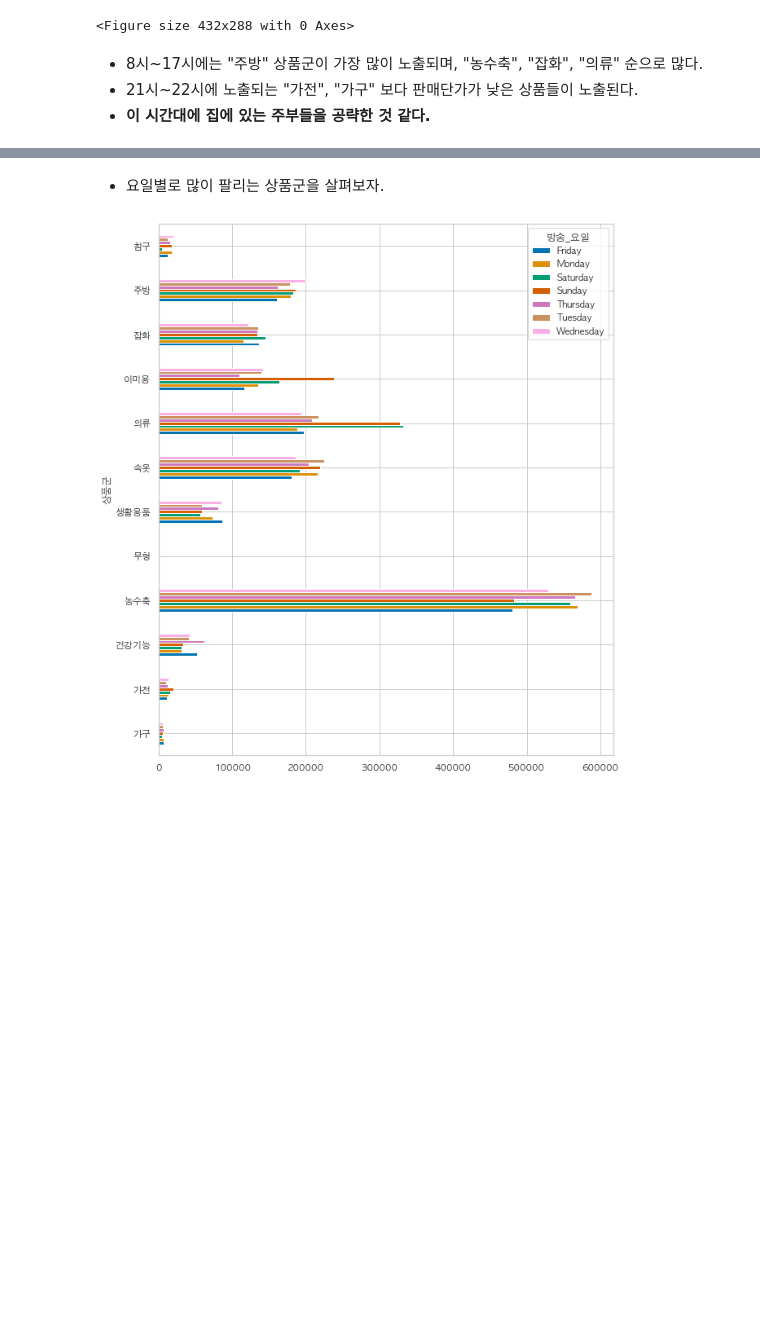
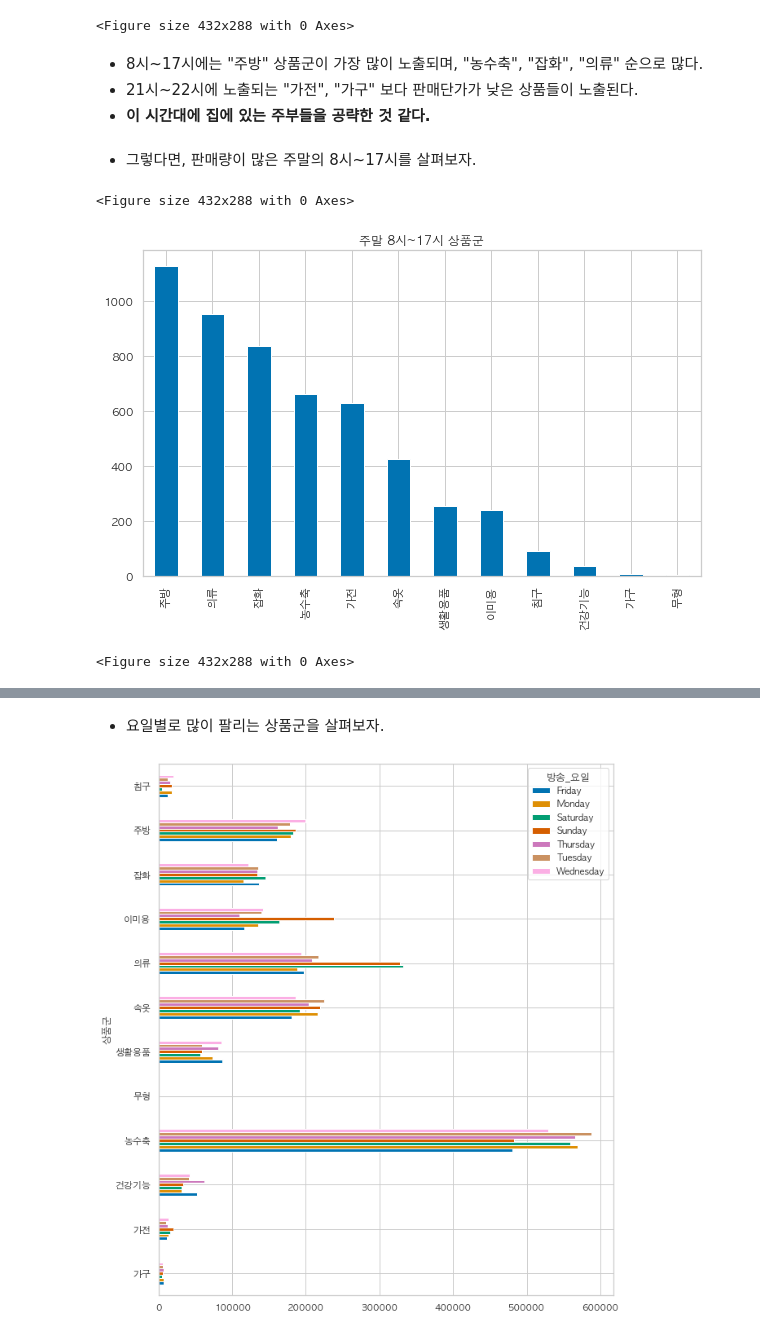
Before and after one commit to HongyeobKim/Project, a Jupyter notebook: NS-Shop/Data-Preparation-and-Exploration.ipynb, the cells around one changed output, grey strips where cells are left out. Drawn from its saved outputs; the diff is of its cells as text; code cells hidden in the pictures; blank space fills up the shorter version.

```diff
--- a/NS-Shop/Data-Preparation-and-Exploration.ipynb
+++ b/NS-Shop/Data-Preparation-and-Exploration.ipynb
@@ -451,3 +451,13 @@ plt.figure()
 - 8시~17시에는 "주방" 상품군이 가장 많이 노출되며, "농수축", "잡화", "의류" 순으로 많다.
 - 21시~22시에 노출되는 "가전", "가구" 보다 판매단가가 낮은 상품들이 노출된다.
 - __이 시간대에 집에 있는 주부들을 공략한 것 같다.__
+# %% [markdown]
+- 그렇다면, 판매량이 많은 주말의 8시~17시를 살펴보자.
+# %%
+weekend = sales_result_ds.loc[(sales_result_ds['방송_요일'] == 'Saturday') | (sales_result_ds['방송_요일'] == 'Sunday')]
+weekend.loc[(sales_result_ds['방송_시간'] >= 8) & (sales_result_ds['방송_시간'] <= 17)]['상품군'].value_counts().plot(kind = "bar", title = '주말 8시~17시 상품군', figsize = (10,6))
+plt.figure()
+# %% [output]
+<Figure size 432x288 with 0 Axes>
+[figure, added]
+<Figure size 432x288 with 0 Axes>
```
Also changed, not shown: parts of 5 cells of this notebook.
